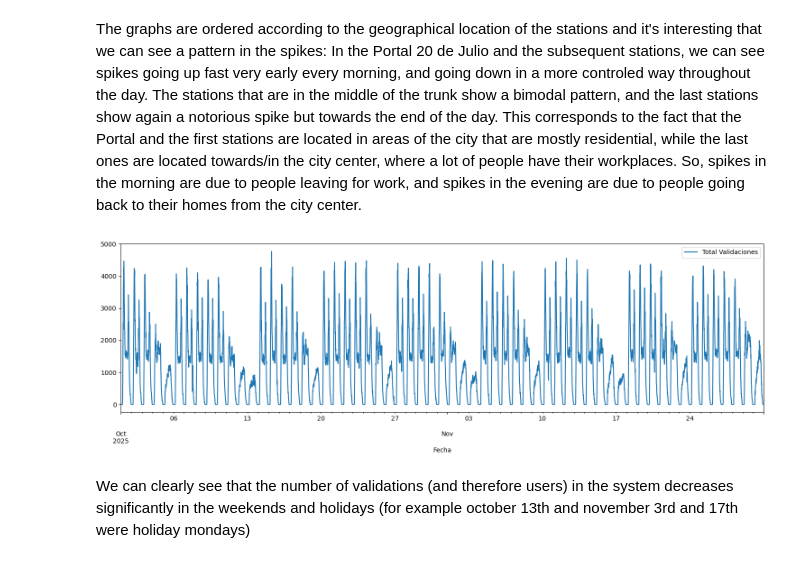
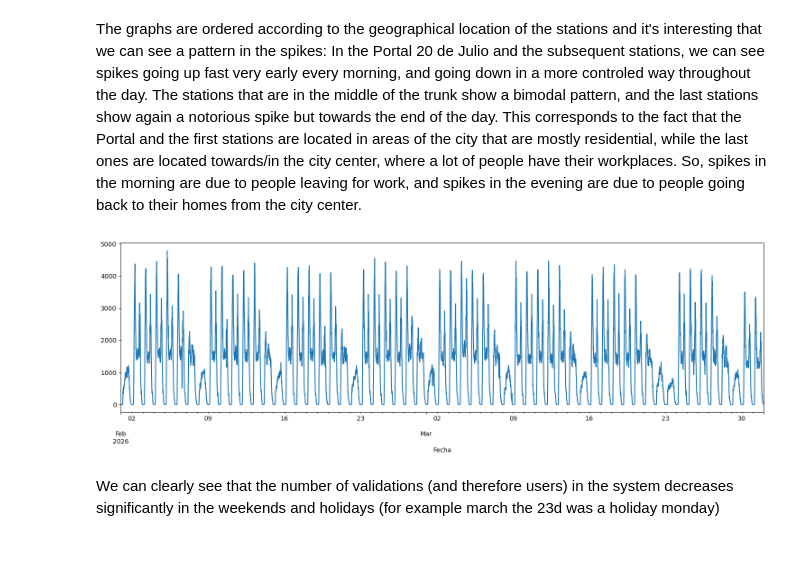
Before and after one commit to aeramireza/Proyecto_Transmilenio, a Jupyter notebook: notebooks/cleaning_EDA.ipynb, the cells around one changed output. Saved outputs shown, nothing was run; the diff lists cells and outputs as text; code cells hidden in the pictures.

```diff
--- a/notebooks/cleaning_EDA.ipynb
+++ b/notebooks/cleaning_EDA.ipynb
@@ -70,0 +46,3 @@ print(df11['Fase'].unique())
+# %%
+for df in dfs:
+    print(df['Fase'].unique())
@@ -107,2 +94,8 @@ print(df11.shape)
+# %%
+dfs_clean = []
+for i, df in enumerate(dfs, 1):
+    df = df[df['Fase'].isin(['Fase 1', 'Fase 2', 'Fase 3'])]
+    globals()[f'df{i}_clean'] = df
+    dfs_clean.append(df)
 # %% [markdown]
 Agora vamos mudar os dataframes ao formato 'long':
@@ -146,0 +102,22 @@ As colunas Intervalo e Data deveriam ser de tipo timestamp ou datetime. E é mai
+# %%
+# Months with 30 days: april, june, september, november
+month30 = [1,3,6,8]
+
+# Months with 31 days: may, july, august, october, december, january, march
+month31 = [2,4,5,7,9,10,12]
+
+dfs_long = []
+for i, df in enumerate(dfs_clean, 1):
+
+    if i in month30:
+        cols_to_melt = df.columns[6:-2]
+    elif i in month31:
+        cols_to_melt = df.columns[6:-1]
+    else: # for february
+        cols_to_melt = df.columns[6:-4]
+
+    df_long = df.melt(id_vars = ['Fase', 'Línea', 'Estación', 'Acceso de Estación', 'Intervalo'],
+                      value_vars = cols_to_melt, var_name = 'Fecha', value_name = 'Validaciones')
+
+    globals()[f'df{i}_long'] = df_long
+    dfs_long.append(df_long)
@@ -147,5 +126,5 @@ As colunas Intervalo e Data deveriam ser de tipo timestamp ou datetime. E é mai
 # %%
-# Juntar os dataframes
-df_val = pd.concat([df10_long, df11_long], axis=0)
+# Juntar todos los 12 dataframes en orden
+df_val = pd.concat(dfs_long, axis=0, ignore_index=True)
 print(df_val.shape)
 # %% [output]
@@ -694,13 +438,13 @@ plt.show()
 # %% [markdown]
 The graphs are ordered according to the geographical location of the stations and it's interesting that we can see a pattern in the spikes: In the Portal 20 de Julio and the subsequent stations, we can see spikes going up fast very early every morning, and going down in a more controled way throughout the day. The stations that are in the middle of the trunk show a bimodal pattern, and the last stations show again a notorious spike but towards the end of the day. This corresponds to the fact that the Portal and the first stations are located in areas of the city that are mostly residential, while the last ones are located towards/in the city center, where a lot of people have their workplaces. So, spikes in the morning are due to people leaving for work, and spikes in the evening are due to people going back to their homes from the city center.
 # %%
-# Global time series for the trunk line 'Carrera 10'
+# Global time series for the trunk line 'Carrera 10', last two months
 df_wide_val['Total Validaciones'] = df_wide_val.iloc[:, 0:10].sum(axis=1)
-df_total = df_wide_val[['Total Validaciones']]
+df_total = df_wide_val['Total Validaciones'].loc['2026-02-01':'2026-03-31']
 df_total.plot(subplots=True, figsize=(15, 5))
 plt.tight_layout()
 plt.show()
 # %% [output]
-[figure, old version]
+[figure, new version]
 # %% [markdown]
-We can clearly see that the number of validations (and therefore users) in the system decreases significantly in the weekends and holidays (for example october 13th and november 3rd and 17th were holiday mondays)
+We can clearly see that the number of validations (and therefore users) in the system decreases significantly in the weekends and holidays (for example march the 23d was a holiday monday)
```
Also changed, not shown: parts of 71 cells of this notebook.
